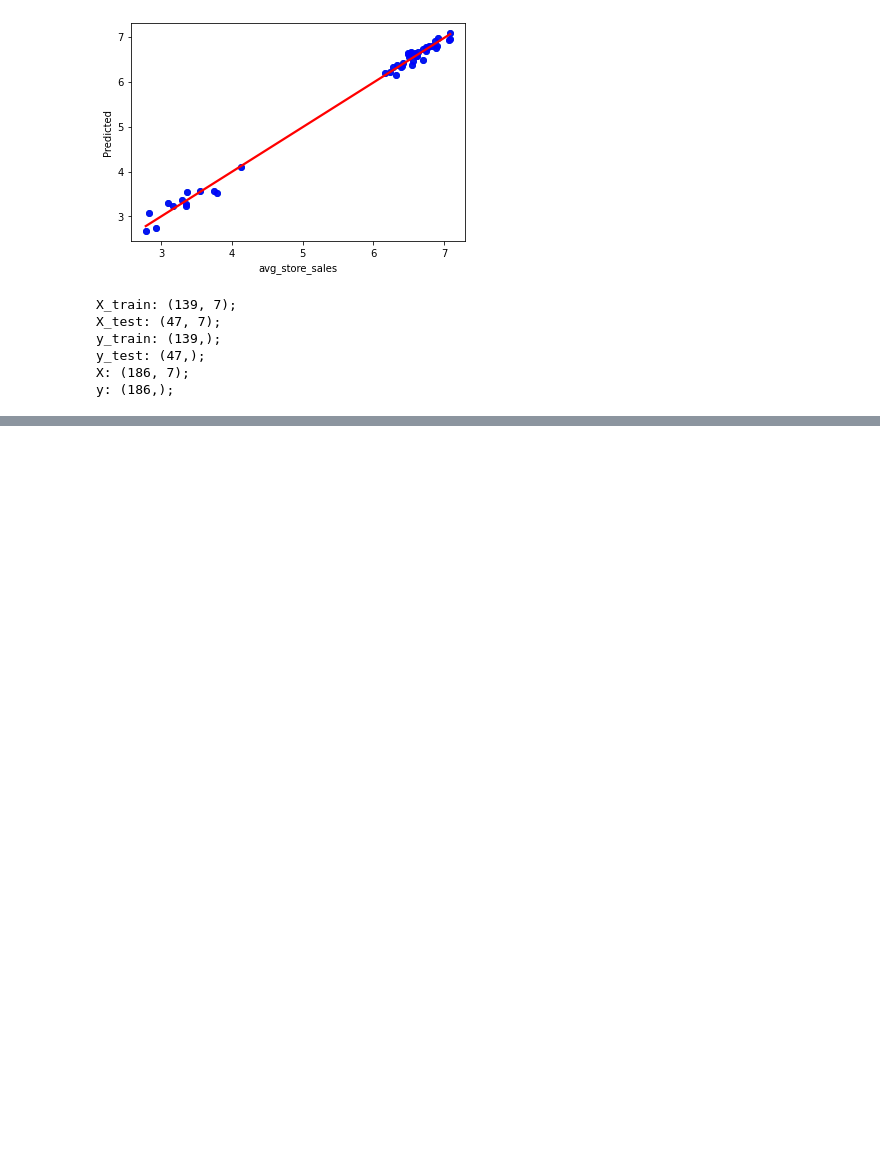
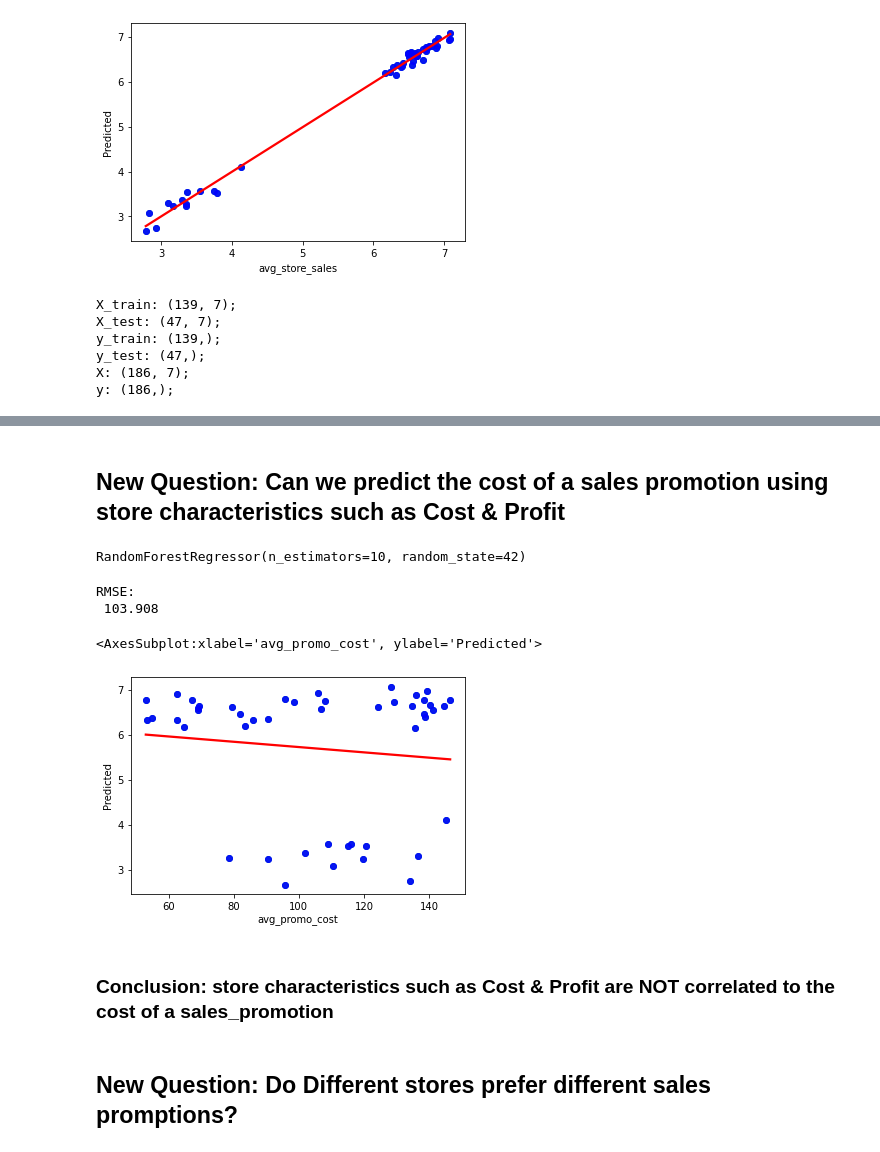
Before and after one commit to bpiffard/Capstone_Final_Group_Project, a Jupyter notebook: 02_ML/02_ML_store_aggregate_functions.ipynb, the cells around one changed output, grey strips where cells are left out. Saved outputs shown, nothing was run; the diff lists cells and outputs as text; code cells hidden in the pictures; blank space fills up the shorter version.

```diff
--- a/02_ML/02_ML_store_aggregate_functions.ipynb
+++ b/02_ML/02_ML_store_aggregate_functions.ipynb
@@ -213,0 +209,39 @@ from sklearn import metrics
+# %% [markdown]
+## New Question: Can we predict the cost of a sales promotion using store characteristics such as Cost & Profit
+# %%
+# Split preprocessed data into our features and target arrays
+X= store_enc.drop('avg_promo_cost', axis =1)
+y= store_enc['avg_promo_cost']
+# %%
+# Splitting into Train and Test sets
+X_train, X_test, y_train, y_test = train_test_split(X,
+                                                    y,
+                                                    random_state=42)
+# %%
+# Initializing the Random Forest Regression model with 10 decision trees
+model = RandomForestRegressor(n_estimators = 10, random_state = 42)
+
+# Fitting the Random Forest Regression model to the data
+model.fit(X_train, y_train)
+# %% [output]
+RandomForestRegressor(n_estimators=10, random_state=42)
+# %%
+# RMSE (Root Mean Square Error)
+rmse = float(format(np.sqrt(mean_squared_error(y_test, y_pred)),'.3f'))
+print("\nRMSE:\n",rmse)
+# %% [output]
+RMSE:
+ 103.908
+# %%
+# Plot the result
+plt.scatter(y_test, y_pred)
+plt.xlabel('Actual')
+plt.ylabel('Predicted')
+sns.regplot(x=y_test,y=y_pred,ci=None,scatter_kws={"color": "blue"}, line_kws={"color": "red"})
+# %% [output]
+<AxesSubplot:xlabel='avg_promo_cost', ylabel='Predicted'>
+[figure, added]
+# %% [markdown]
+### Conclusion: store characteristics such as Cost & Profit are NOT correlated to the cost of a sales_promotion
+# %% [markdown]
+## New Question: Do Different stores prefer different sales promptions?
```
Also changed, not shown: parts of 5 cells of this notebook.
